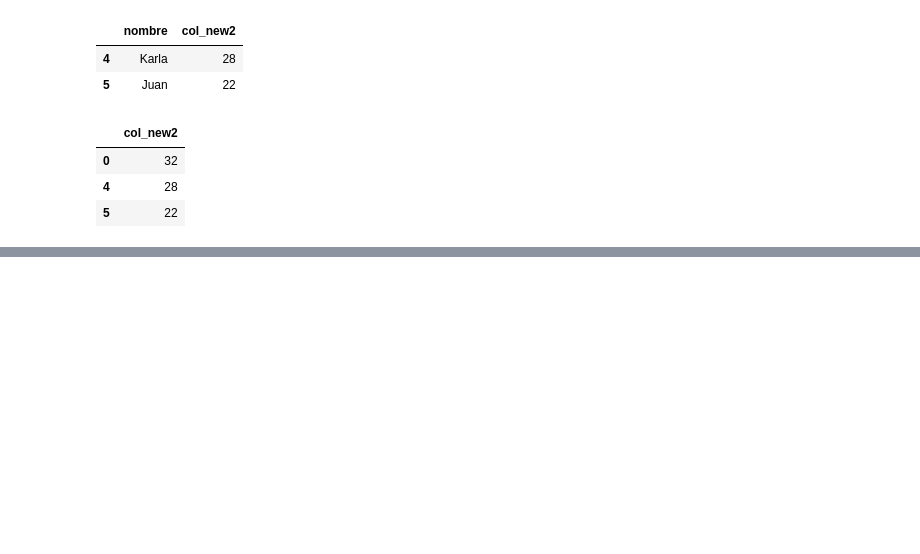
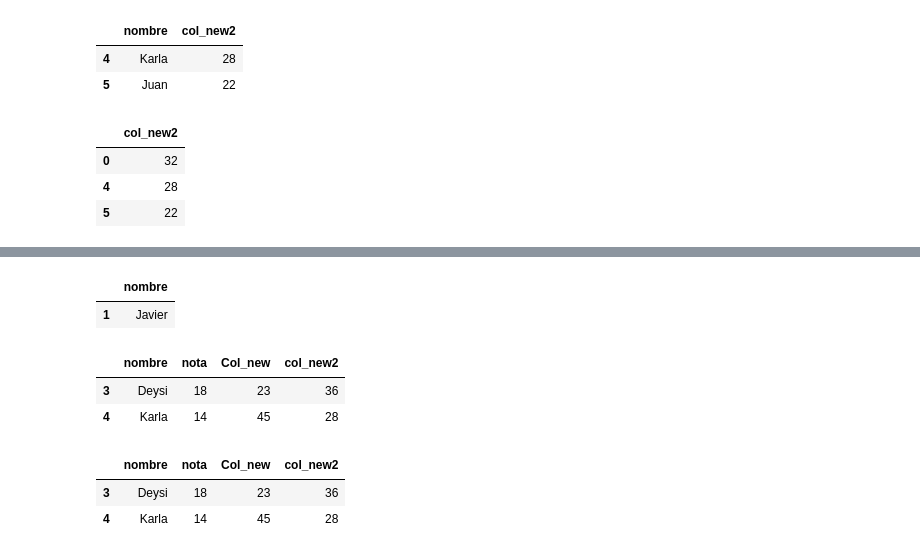
Before and after one commit to jfernandezp/EjemploDataScience, a Jupyter notebook: Clase1_DD2023.ipynb, the cells around one changed output, grey strips where cells are left out. Drawn from its saved outputs; the diff is of its cells as text; code cells hidden in the pictures; blank space fills up the shorter version.

```diff
--- a/Clase1_DD2023.ipynb
+++ b/Clase1_DD2023.ipynb
@@ -108,0 +130,20 @@ df
+# %%
+df1 = pddf.loc[pddf['nota'] == 17, ['nombre']]
+df1
+# %% [output]
+|  | nombre |
+| 1 | Javier |
+# %%
+df2 = pddf.loc['3':'4',:]
+df2
+# %% [output]
+|  | nombre | nota | Col_new | col_new2 |
+| 3 | Deysi | 18 | 23 | 36 |
+| 4 | Karla | 14 | 45 | 28 |
+# %%
+df3 = pddf.loc['3':'4']
+df3
+# %% [output]
+|  | nombre | nota | Col_new | col_new2 |
+| 3 | Deysi | 18 | 23 | 36 |
+| 4 | Karla | 14 | 45 | 28 |
```
Also changed, not shown: parts of 13 cells of this notebook.
